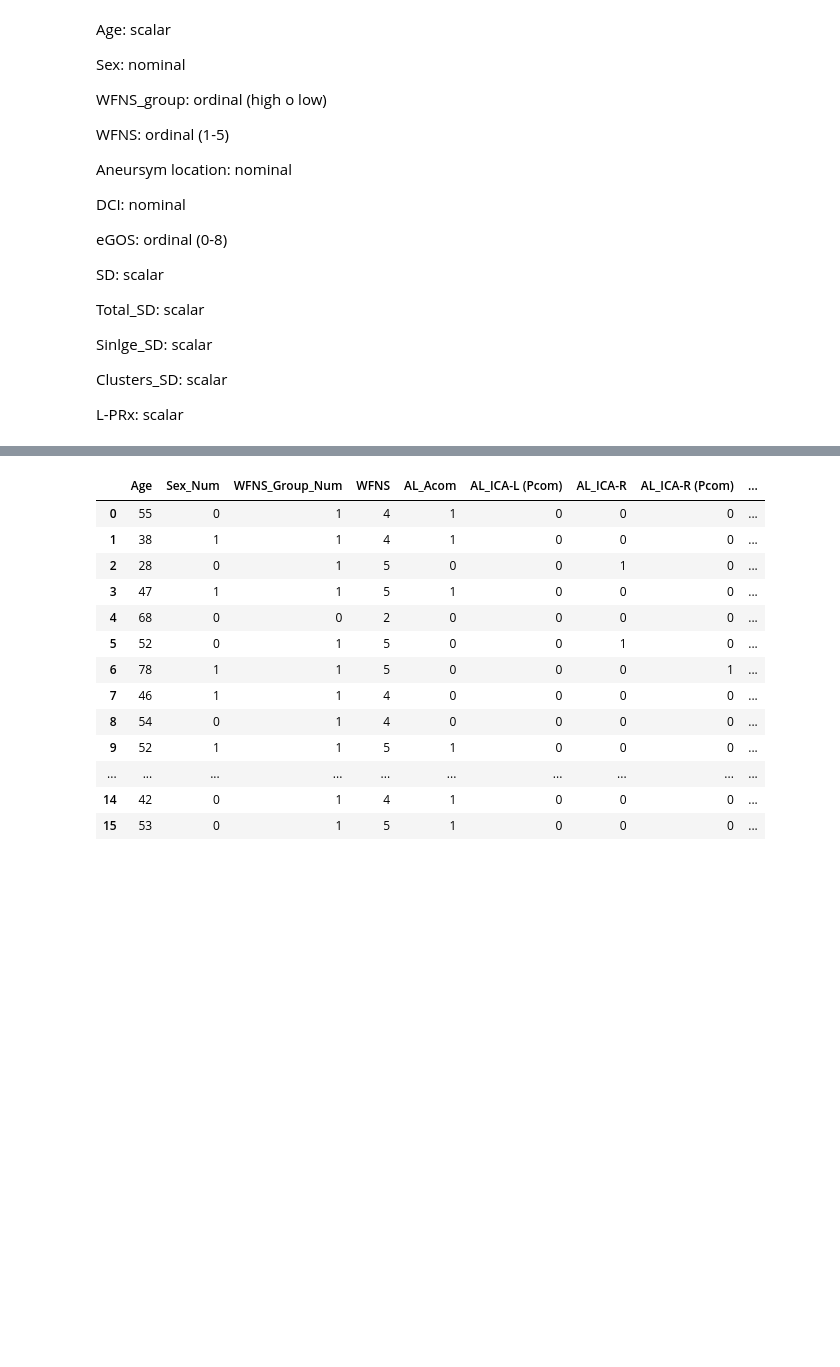
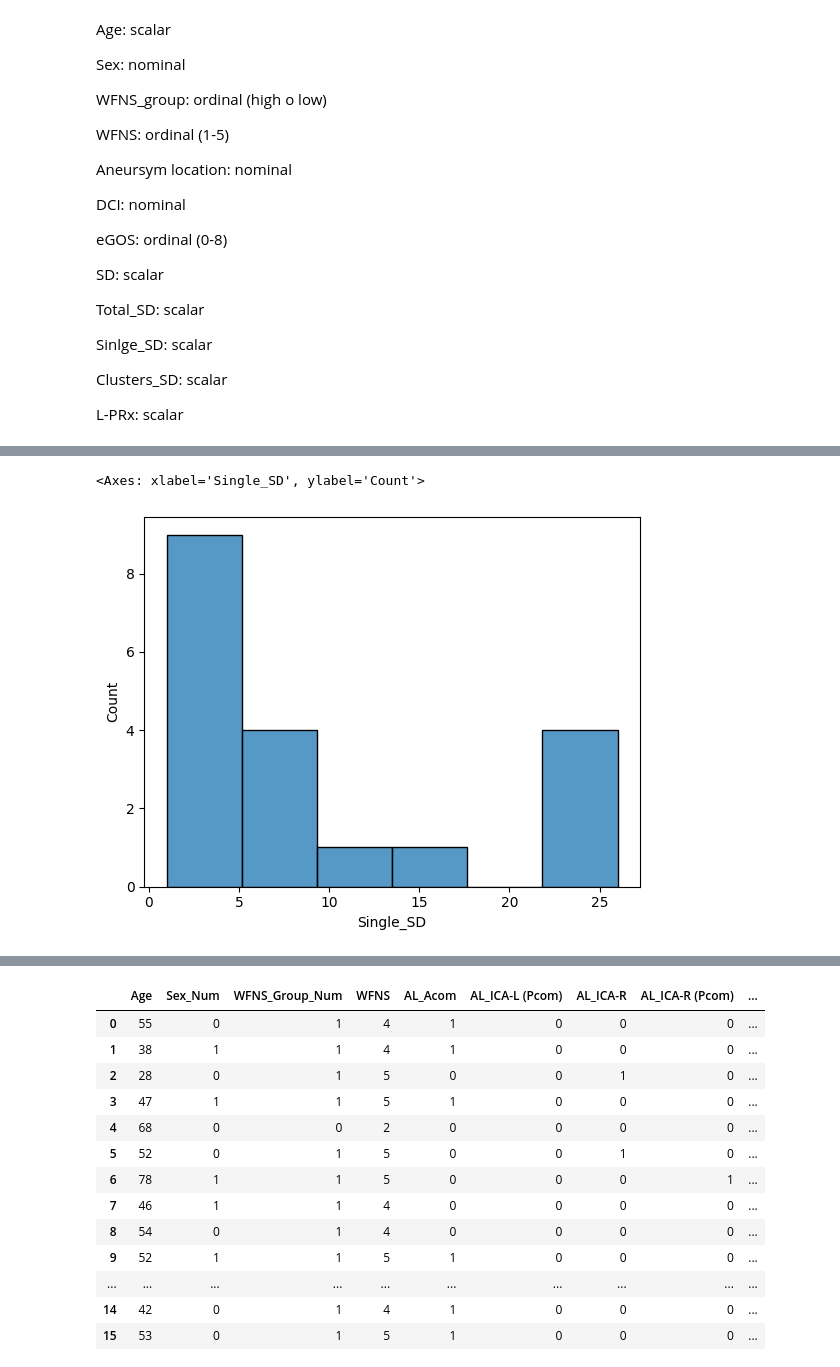
Before and after one commit to palolo02/ComputerVision, a Jupyter notebook: analysis.ipynb, the cells around one changed output, grey strips where cells are left out. Saved outputs shown, nothing was run; the diff lists cells and outputs as text; code cells hidden in the pictures; blank space fills up the shorter version.

```diff
--- a/analysis.ipynb
+++ b/analysis.ipynb
@@ -46,0 +61,6 @@ L-PRx: scalar
+# %%
+#histogram of the dependent variable
+sbn.histplot(data['Single_SD'])
+# %% [output]
+<Axes: xlabel='Single_SD', ylabel='Count'>
+[figure, added]
```
Also changed, not shown: parts of 26 cells of this notebook.
